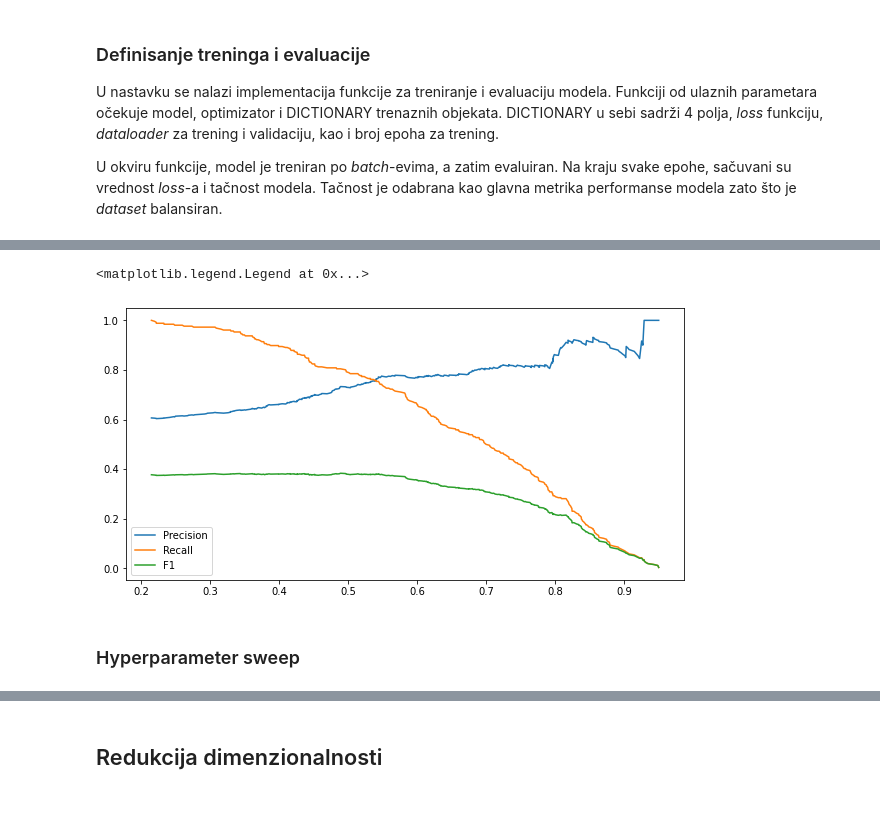
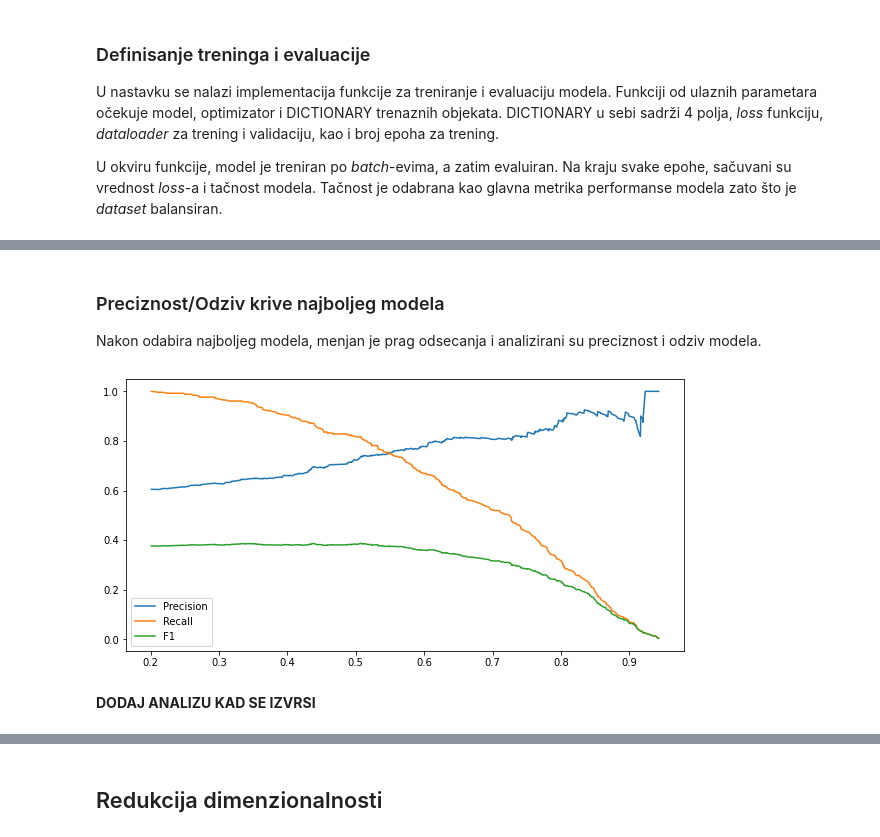
Before and after one commit to Paralelopipet/NM-Nba-prediction, a Jupyter notebook: NBA_predictions.ipynb, the cells around one changed output, grey strips where cells are left out. Drawn from its saved outputs; the diff is of its cells as text; code cells hidden in the pictures; blank space fills up the shorter version.

```diff
--- a/NBA_predictions.ipynb
+++ b/NBA_predictions.ipynb
@@ -452,4 +487,9 @@ Goodfit
 # %%
-model = NBA_Survival_Predictor([train_dataset.inputs.shape[1], 20, 4, 1])
-optimizer = Adam(params=model.parameters(), lr=lr*3)
-final_model, final_results = train_network(model, optimizer, training_objects=training_objects)
+# Define model with 1 hidden layer
+overfit_model = NBA_Survival_Predictor([train_dataset.inputs.shape[1], 15, 1])
+
+# Define optimizer for model with original learning rate
+overfit_optimizer = Adam(params=overfit_model.parameters(), lr=lr)
+
+# Train and evaluate model
+final_model, final_results = train_network(overfit_model, overfit_optimizer, training_objects=training_objects)
@@ -494,14 +544,22 @@ for idx, results in enumerate([underfit_results, overfit_results, final_results]
+# %% [markdown]
+### Preciznost/Odziv krive najboljeg modela
+
+Nakon odabira najboljeg modela, menjan je prag odsecanja i analizirani su preciznost i odziv modela.
 # %%
-prec, recall, thrs = precision_recall_curve(overfit_results["Targets"], overfit_results["Prediction probabilities"])
+# Generate precision and recall curve points
+prec, recall, thrs = precision_recall_curve(final_results["Targets"], final_results["Prediction probabilities"])
+
+# Calculate f1-score
 f1 = prec * recall / (prec + recall)
 
+# Plot precision/recall/f1 curves
 _, ax = plt.subplots(1, 1, figsize=(10, 5))
 plt.plot(thrs, prec[:-1], label="Precision")
 plt.plot(thrs, recall[:-1], label="Recall")
 plt.plot(thrs, f1[:-1], label="F1")
 plt.legend()
+plt.show()
 # %% [output]
-<matplotlib.legend.Legend at 0x...>
-[figure, old version]
+[figure, new version]
-# %% [markdown]
-### Hyperparameter sweep
+# %% [markdown]
+**DODAJ ANALIZU KAD SE IZVRSI**
```
Also changed, not shown: parts of 21 cells of this notebook.
